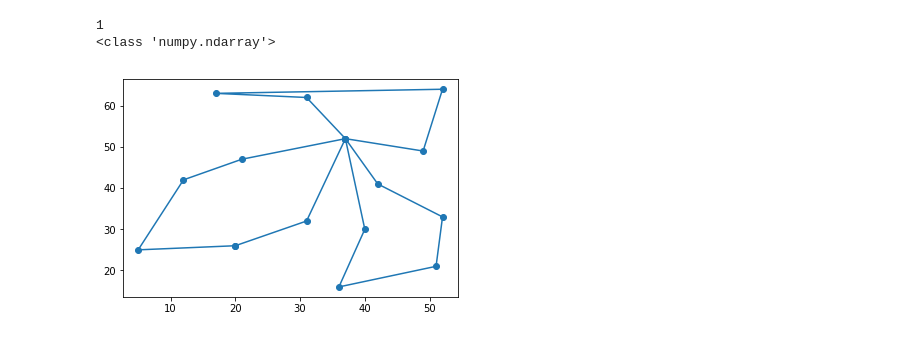
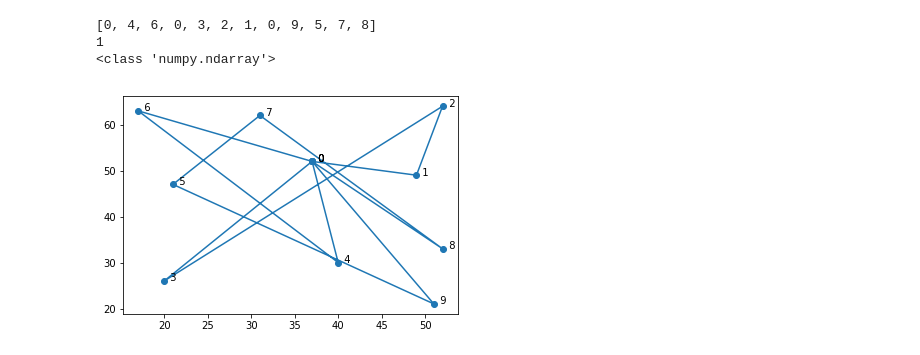
Before and after one commit to 2016cxg/MinMax-MTSP-based-on-limited-cities-ACO-and-cross-avoidance, a Jupyter notebook: src/test_on_ant_colony_algorithm_for_mtsp.ipynb, the cells around one changed output. Drawn from its saved outputs; the diff is of its cells as text; code cells hidden in the pictures.

```diff
--- a/src/test_on_ant_colony_algorithm_for_mtsp.ipynb
+++ b/src/test_on_ant_colony_algorithm_for_mtsp.ipynb
@@ -126,13 +126,45 @@ in iteration 9
 ... (8 outputs left out)
-# %%
-route = [1,11,9,10,15,5,1,12,4,4,13,14,6,1,8,7,3,2]
-route = [ int( i -1 ) for i in route ]
-mtsp = AntColonyAlgorithmForMTSP(iter_max= 20, num= 3, K = 3, L = 7,
-                datasets= "/home/cheng/PycharmProjects/TSP/datasets/eil15")
-import numpy as np
-route = np.array( route )
-mtsp.plot_route( route )
-# %% [output]
-1
-<class 'numpy.ndarray'>
-[figure, removed]
+# %%
+# route
+import pandas  as pd
+seq = 10
+length = 4
+mp = []
+for i in range( length ):
+    tmp = pd.read_excel('/home/cheng/桌面/dist%d.xlsx' % seq,'route%d_%d_%d' % (seq, length, i+1)).values
+    mp.append( tmp )
+
+route = []
+for k in range( length ):
+    tmp = [0]
+    i = mp[k][0].tolist().index(1)
+    while i != 0:
+        tmp.append( int(i) )
+        i = mp[k][i].tolist().index(1)
+    route.append( tmp )
+
+result = []
+for i in route:
+    result.extend( i )
+print( result )
+
+# plot result
+import sys
+sys.path.append("/home/cheng/PycharmProjects/TSP/src/")
+sys.path.append("/home/cheng/PycharmProjects/TSP/src/TravelingSalesmanProblem/")
+sys.path.append("/home/cheng/PycharmProjects/TSP/")
+
+project_path = "/home/cheng/PycharmProjects/TSP/"
+
+from TravelingSalesmanProblem.AntColonyAlgorithmForMTSP import *
+
+mtsp = AntColonyAlgorithmForMTSP(iter_max= 20, num= 3, K = 3, L = 7,
+                datasets= "/home/cheng/PycharmProjects/TSP/datasets/eil%d" % seq )
+import numpy as np
+result = np.array( result )
+mtsp.plot_route( result )
+# %% [output]
+[0, 4, 6, 0, 3, 2, 1, 0, 9, 5, 7, 8]
+1
+<class 'numpy.ndarray'>
+[figure, added]
```
Also changed, not shown: parts of 2 cells of this notebook, 18 other files.
